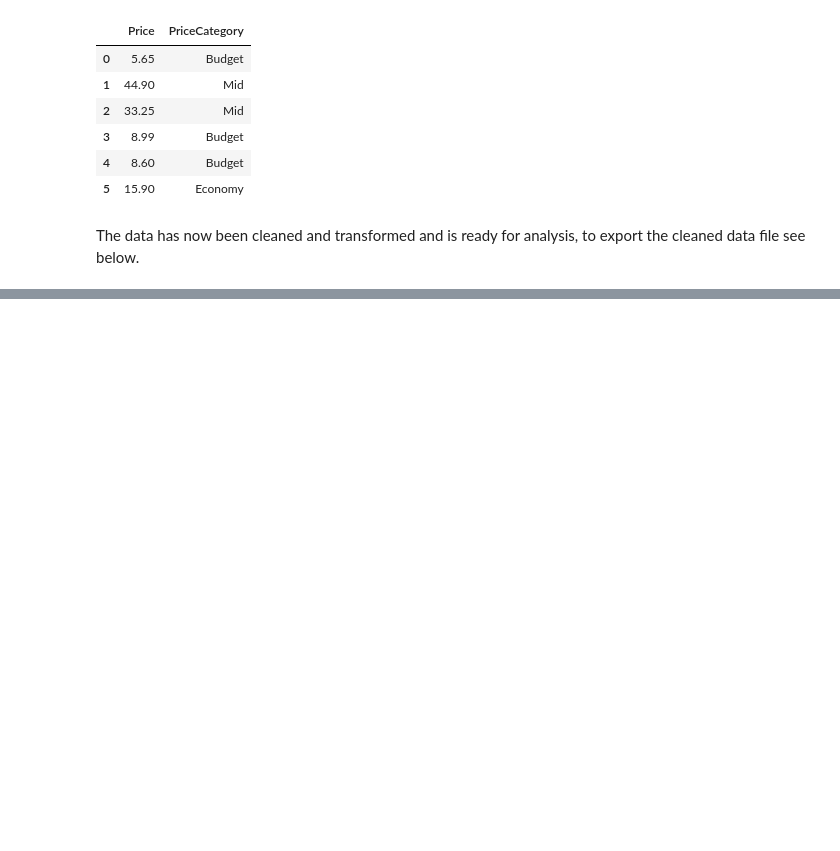
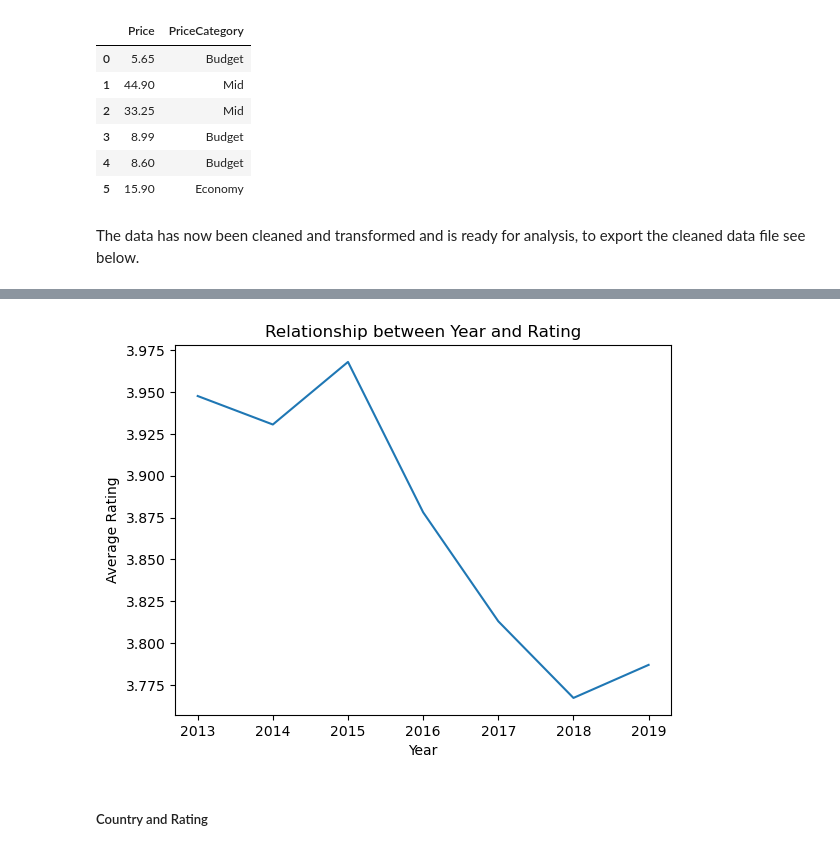
Before and after one commit to maisyoneill/Pythonrepo, a Jupyter notebook: project/Project.ipynb, the cells around one changed output, grey strips where cells are left out. Saved outputs shown, nothing was run; the diff lists cells and outputs as text; code cells hidden in the pictures; blank space fills up the shorter version.

```diff
--- a/project/Project.ipynb
+++ b/project/Project.ipynb
@@ -163,0 +252,4 @@ df_wine.to_csv("cleaned_white_wine.csv", index = False)
+# %%
+# How many wines in each category
+year_counts = df_wine["Year"].value_counts()
+print(year_counts)
@@ -163,0 +276,13 @@ df_wine.to_csv("cleaned_white_wine.csv", index = False)
+# %%
+valid_years = year_counts[year_counts >= 30].index
+df_filtered = df_wine[df_wine["Year"].isin(valid_years)]
+
+year_avg_filtered = (df_filtered.groupby("Year", observed=True)["Rating"].mean().reset_index())
+
+sns.lineplot(x="Year", y="Rating", data=year_avg_filtered)
+plt.xlabel('Year')
+plt.ylabel('Average Rating')
+plt.title('Relationship between Year and Rating')
+plt.show()
+# %% [output]
+[figure, added]
@@ -163,0 +291,2 @@ df_wine.to_csv("cleaned_white_wine.csv", index = False)
+# %% [markdown]
+##### Country and Rating
```
Also changed, not shown: parts of 17 cells of this notebook.
